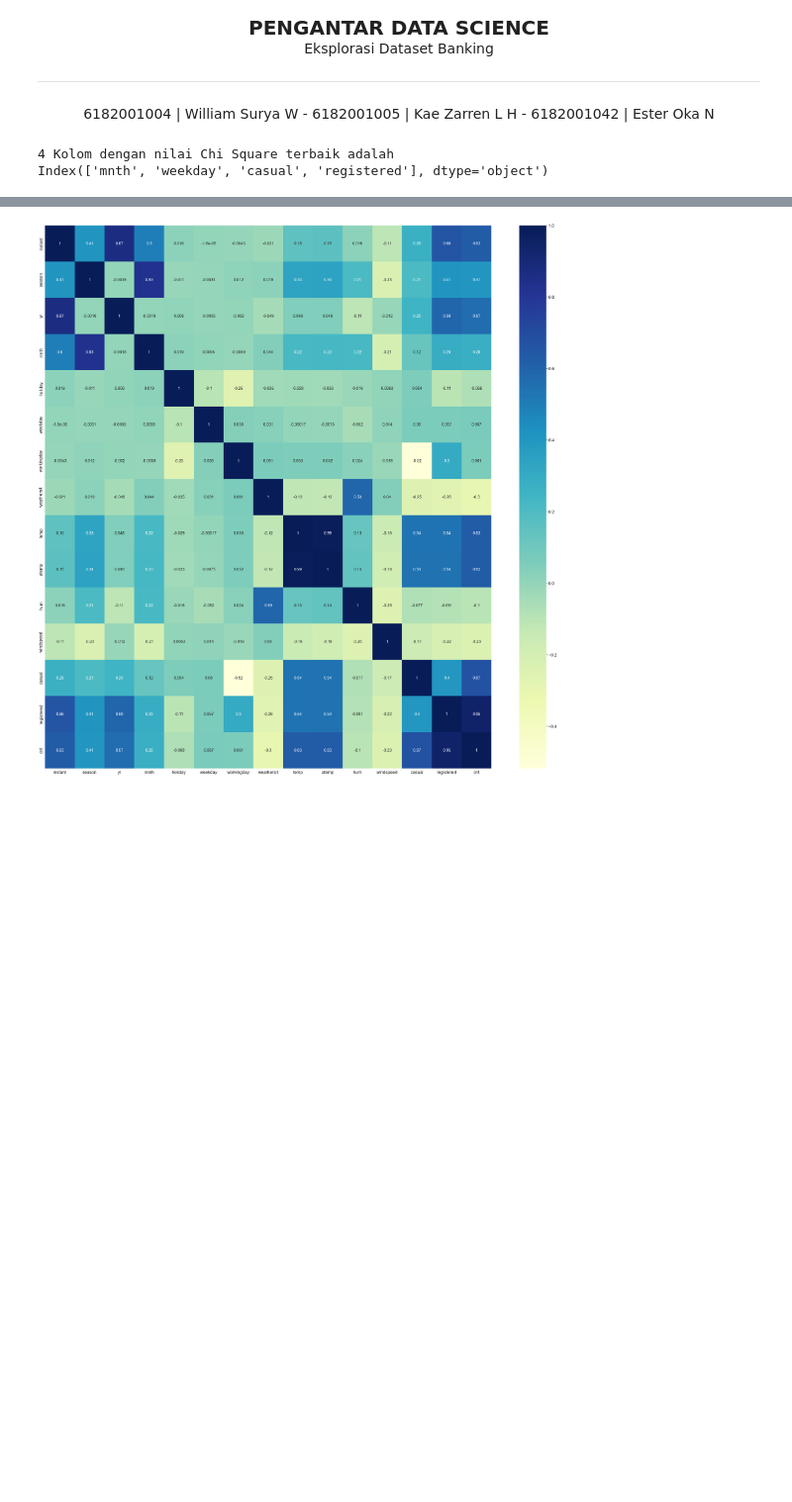
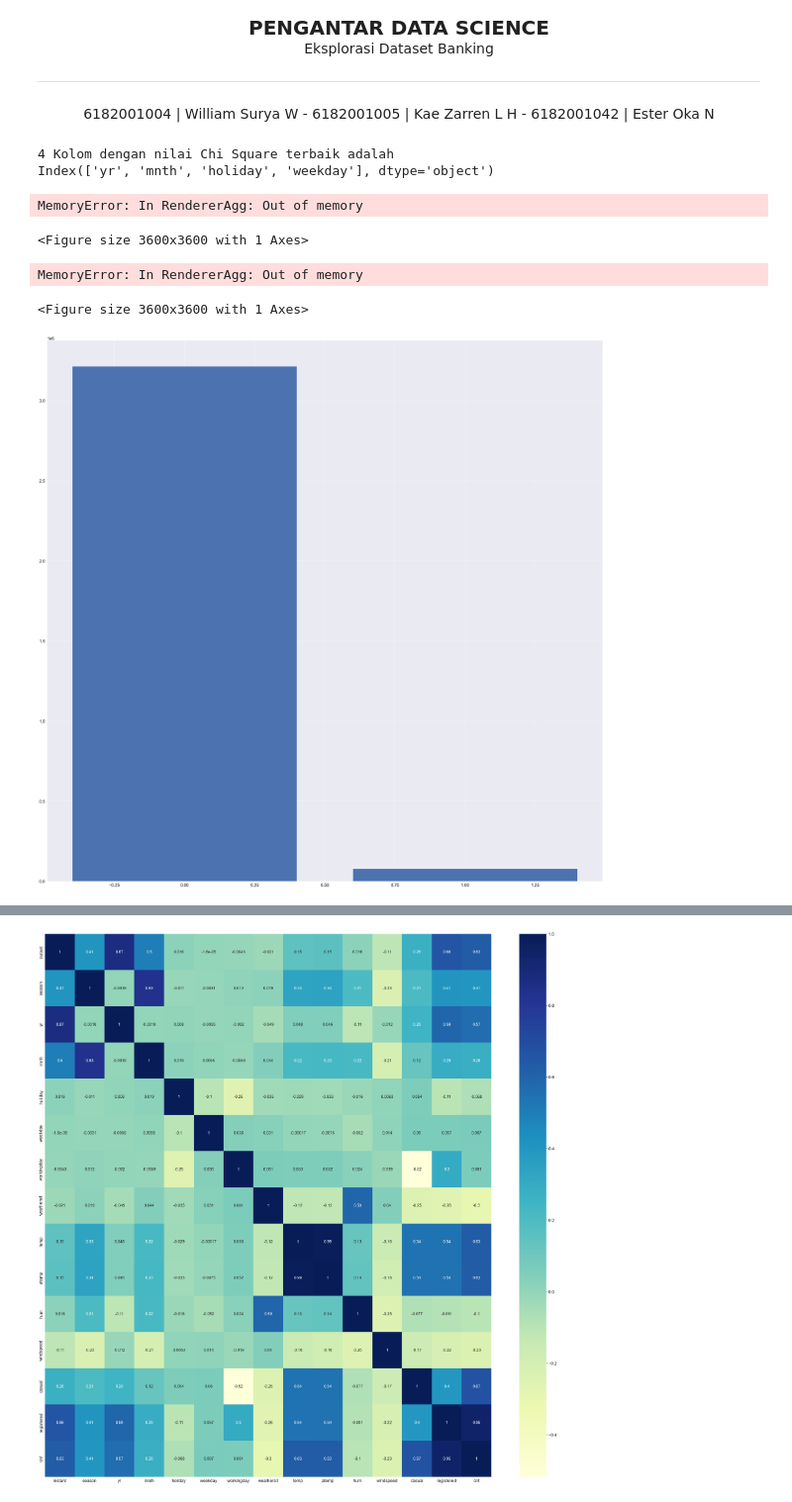
Before and after one commit to William-Surya-Wijaya/pds-banking-dt, a Jupyter notebook: tugas-bike/data-expl/T09_01.ipynb, the cells around one changed output, grey strips where cells are left out. Shown at 99% size. Drawn from its saved outputs; the diff is of its cells as text; code cells hidden in the pictures; blank space fills up the shorter version.

```diff
--- a/tugas-bike/data-expl/T09_01.ipynb
+++ b/tugas-bike/data-expl/T09_01.ipynb
@@ -30,7 +30,7 @@ day_labels_np = day_labels_np.ravel();
 # %%
 #metode selection (1) : chi-square
 k = 4;
-selector = SelectKBest(score_func = chi2, k=k);
+selector = SelectKBest(score_func = chi2, k=4);
 selector.fit(day_features_np, day_labels_np);
 
 cols = selector.get_support(indices=True);
@@ -42,4 +42,34 @@ print (str(k)+" Kolom dengan nilai Chi Square terbaik adalah ")
 print(day_features.columns);
 # %% [output]
 4 Kolom dengan nilai Chi Square terbaik adalah
-Index(['mnth', 'weekday', 'casual', 'registered'], dtype='object')
+Index(['yr', 'mnth', 'holiday', 'weekday'], dtype='object')
+# %%
+#year distribution
+dataX = day[['yr']].yr.unique();
+dataY = day.groupby('yr')['cnt'].sum();
+
+plt.bar(dataX, dataY, width = 100);
+plt.show();
+# %% [output]
+MemoryError: In RendererAgg: Out of memory
+<Figure size 3600x3600 with 1 Axes>
+# %%
+#month distribution
+dataX = day[['mnth']].mnth.unique();
+dataY = day.groupby('mnth')['cnt'].sum();
+
+plt.bar(dataX, dataY);
+plt.show();
+# %% [output]
+MemoryError: In RendererAgg: Out of memory
+<Figure size 3600x3600 with 1 Axes>
+# %%
+#holiday distribution
+dataX = day[['holiday']].holiday.unique();
+
+dataY = day.groupby('holiday')['cnt'].sum();
+
+plt.bar(dataX, dataY);
+plt.show();
+# %% [output]
+[figure, added]
```
Also changed, not shown: parts of 6 cells of this notebook, 11 other files.
